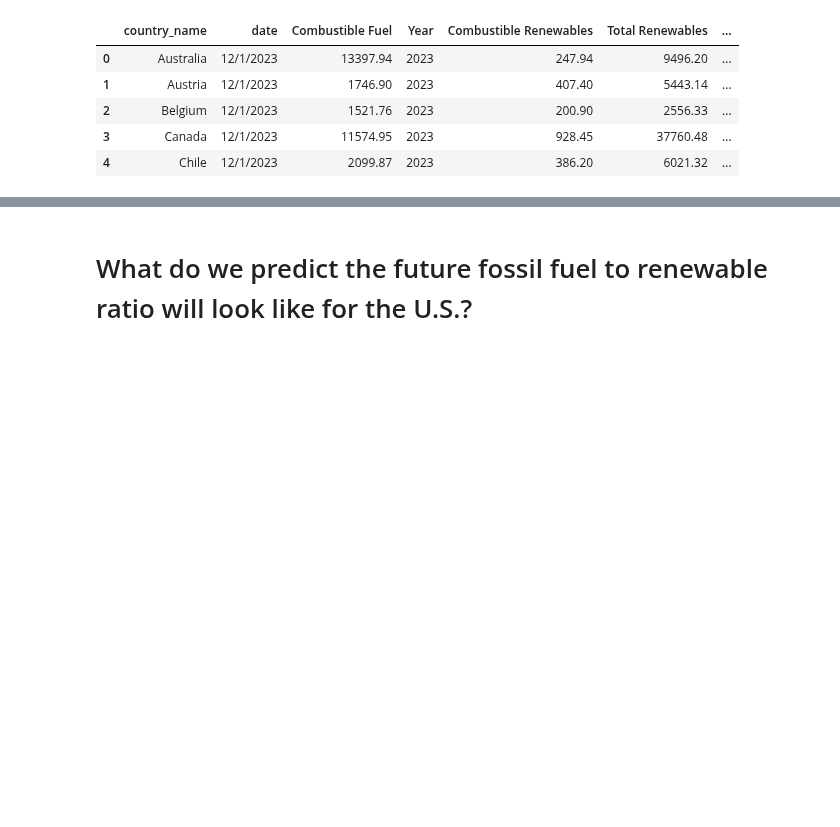
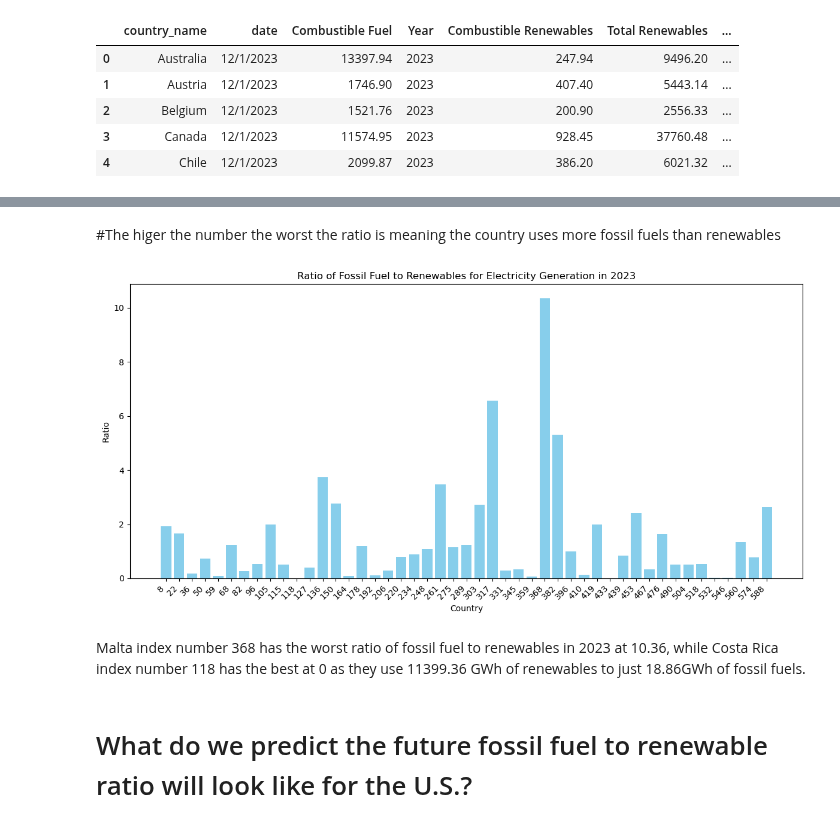
Before and after one commit to bburwinkel0721/Electric-Production, a Jupyter notebook: electricity_anaylsis.ipynb, the cells around one changed output, grey strips where cells are left out. Drawn from its saved outputs; the diff is of its cells as text; code cells hidden in the pictures; blank space fills up the shorter version.

```diff
--- a/electricity_anaylsis.ipynb
+++ b/electricity_anaylsis.ipynb
@@ -394,6 +393,6 @@ plt.show()
 # %%
 # Filter raw dataframe for combustibles, renewables, and combustible renewables
-total_combustible_df = original_df[(original_df['parameter']=='Net Electricity Production')&(original_df['product']=='Total Combustible Fuels')]
+total_combustible_df = original_df[(original_df['parameter']=='Net Electricity Production')&(raw_df['product']=='Total Combustible Fuels')]
 combustible_renewables_df = original_df[(original_df['parameter']=='Net Electricity Production')&(original_df['product']=='Combustible Renewables')]
 total_renewables_df = original_df[(original_df['parameter']=='Net Electricity Production')&(original_df['product']=='Total Renewables (Hydro, Geo, Solar, Wind, Other)')]
 
@@ -426,3 +425,9 @@ main_df.head()
 | 2 | Belgium | 12/1/2023 | 1521.76 | 2023 | 200.90 | 2556.33 | ... |
 | 3 | Canada | 12/1/2023 | 11574.95 | 2023 | 928.45 | 37760.48 | ... |
 | 4 | Chile | 12/1/2023 | 2099.87 | 2023 | 386.20 | 6021.32 | ... |
+# %%
+# Create groupby for fossil and renewable based on country and year
+fossil_renew_grouped_by_country_year = main_df.groupby(['country_name','Year'])[['Fossil Fuels','Total Renewables']].sum()
+
+# renewables_grouped_by_country_year = main_df.groupby(['country_name','Year'])['Total Renewables'].sum()
+fossil_renew_grouped_by_country_year
@@ -428,0 +449,7 @@ main_df.head()
+# %%
+# Create a column for fossil to renewable ratio
+fossil_renew_grouped_by_country_year['Fossil to Renewable Ratio'] = fossil_renew_grouped_by_country_year['Fossil Fuels']/fossil_renew_grouped_by_country_year['Total Renewables']
+fossil_renew_grouped_by_country_year = fossil_renew_grouped_by_country_year.reset_index()
+
+# Display dataframe
+fossil_renew_grouped_by_country_year
@@ -428,0 +470,6 @@ main_df.head()
+# %%
+# Filter for only the most recent year
+fossil_renew_grouped_by_country_2023 = fossil_renew_grouped_by_country_year[fossil_renew_grouped_by_country_year['Year']=='2023']
+
+# Display dataframe
+fossil_renew_grouped_by_country_2023.head(48)
@@ -429,2 +494,17 @@ main_df.head()
+# %% [markdown]
+#The higer the number the worst the ratio is meaning the country uses more fossil fuels than renewables
+# %%
+plt.figure(figsize=(12, 6))
+plt.bar(range(len(fossil_renew_grouped_by_country_2023)), fossil_renew_grouped_by_country_2023['Fossil to Renewable Ratio'], color='skyblue')
+plt.title('Ratio of Fossil Fuel to Renewables for Electricity Generation in 2023')
+plt.xlabel('Country')
+plt.ylabel('Ratio')
+plt.xticks(range(len(fossil_renew_grouped_by_country_2023)), fossil_renew_grouped_by_country_2023.index, rotation=45, ha='right')
+plt.tight_layout()
+plt.show()
+# %% [output]
+[figure, added]
+# %% [markdown]
+Malta index number 368 has the worst ratio of fossil fuel to renewables in 2023 at 10.36, while Costa Rica index number 118 has the best at 0 as they use 11399.36 GWh of renewables to just 18.86GWh of fossil fuels.
 # %% [markdown]
 # What do we predict the future fossil fuel to renewable ratio will look like for the U.S.?
```
Also changed, not shown: parts of 4 cells of this notebook.
